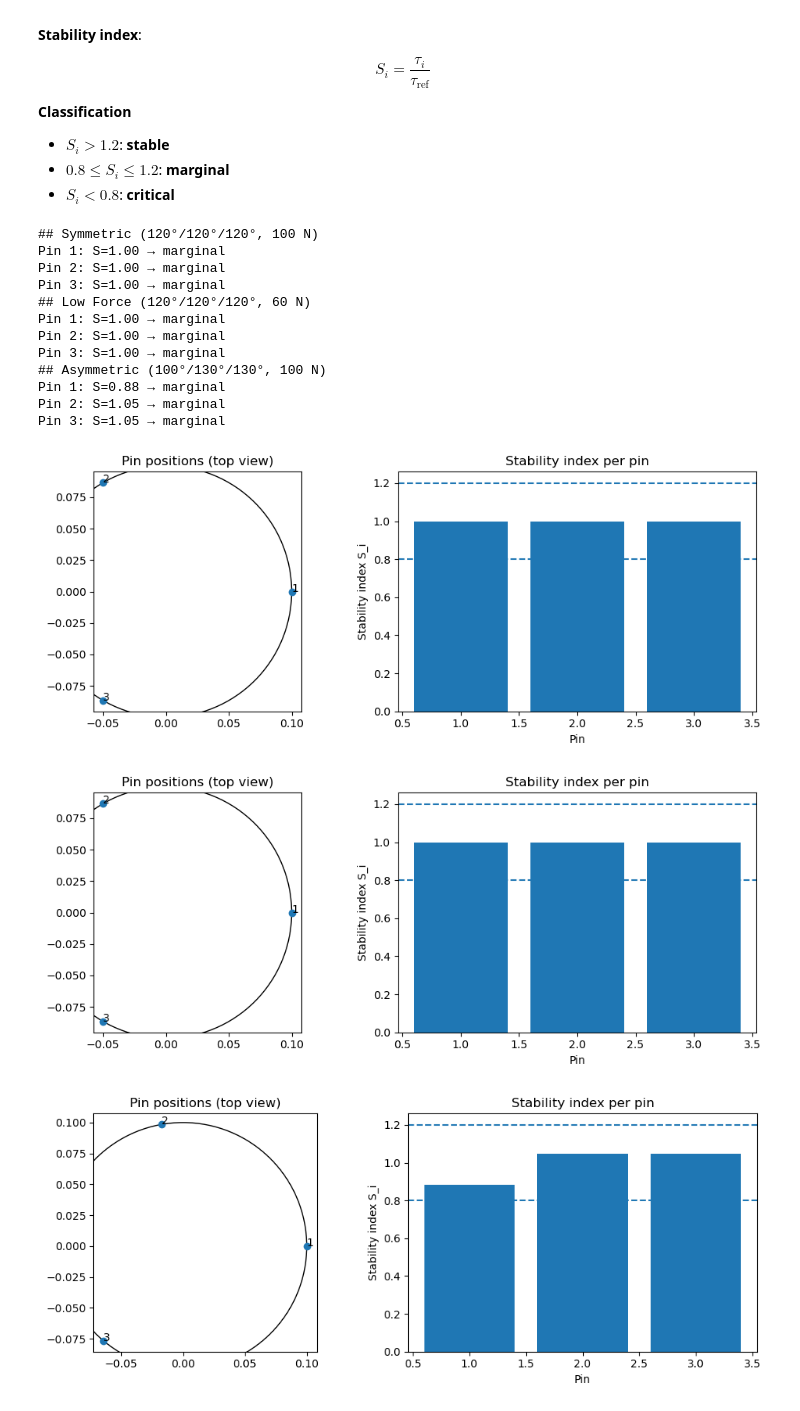
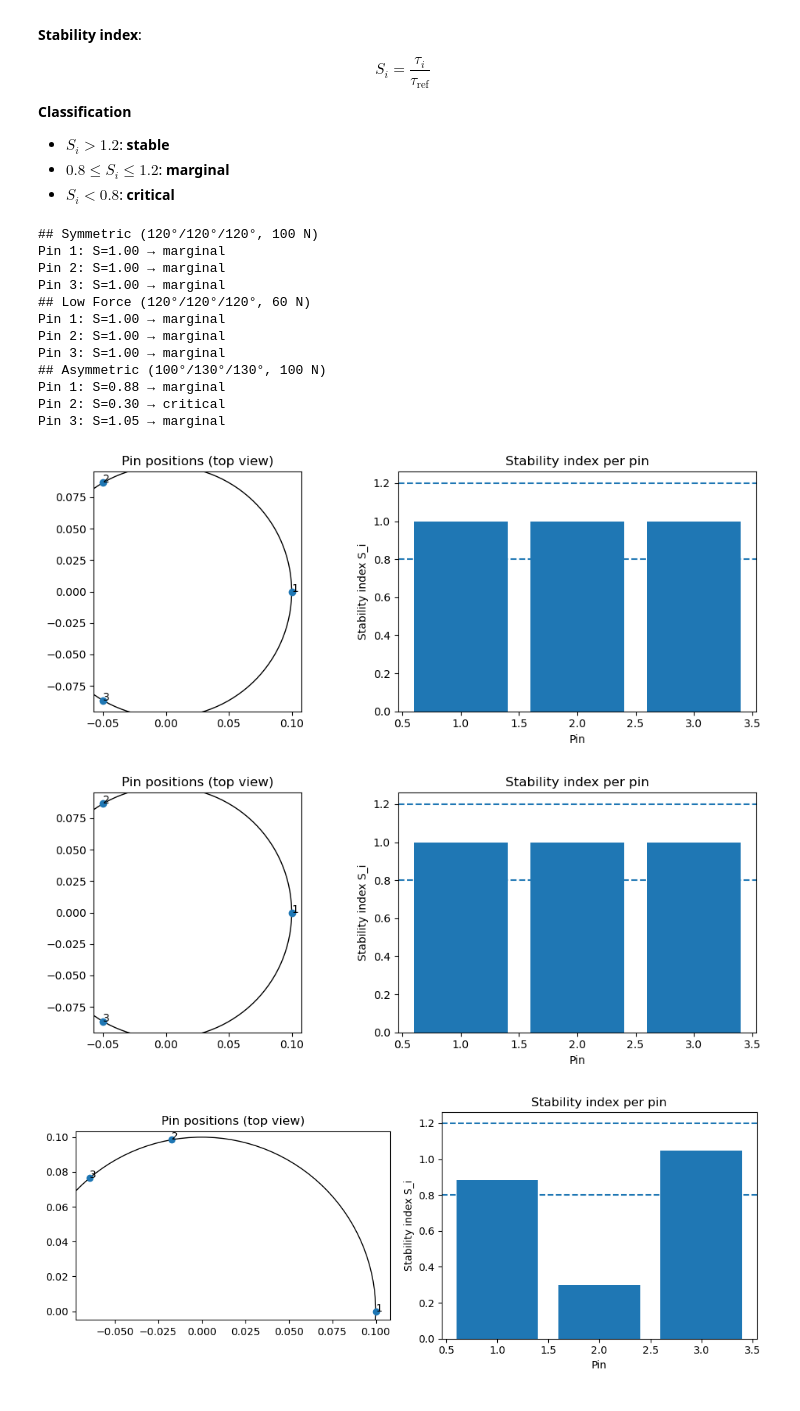
Before and after one commit to HamedShabani/DiSC, a Jupyter notebook: DiSC_stability_notebook.ipynb, the cells around one changed output. Cells and saved outputs as stored; diff of their text form; code cells hidden in the pictures.

```diff
--- a/DiSC_stability_notebook.ipynb
+++ b/DiSC_stability_notebook.ipynb
@@ -116,32 +116,32 @@ def visualize_stability(R, thetas_deg, S, thresholds=(0.8, 1.2)):
 # %%
 R = 0.1  # 100 mm
 mu = 0.3
 cases = {
     'Symmetric (120°/120°/120°, 100 N)': ([120, 120, 120], [100, 100, 100]),
     'Low Force (120°/120°/120°, 60 N)': ([120, 120, 120], [60, 60, 60]),
-    'Asymmetric (100°/130°/130°, 100 N)': ([100, 130, 130], [100, 100, 100]),
+    'Asymmetric (100°/130°/130°, 100 N)': ([100, 30, 130], [100, 100, 100]),
 }
 for name, (thetas, forces) in cases.items():
     print(f"## {name}")
     R_est, th, r = geometry_from_markers([0, 0, 0], [[R, 0, 0], [0, R, 0], [-R, 0, 0]])
     torques, S = compute_stability_index(R_est, mu, forces, thetas)
     labels = classify_stability(S)
     for i, (s, lab) in enumerate(zip(S, labels), start=1):
         print(f"Pin {i}: S={s:.2f} → {lab}")
     visualize_stability(R_est, thetas, S)
 # %% [output]
 ## Symmetric (120°/120°/120°, 100 N)
 Pin 1: S=1.00 → marginal
 Pin 2: S=1.00 → marginal
 Pin 3: S=1.00 → marginal
 ## Low Force (120°/120°/120°, 60 N)
 Pin 1: S=1.00 → marginal
 Pin 2: S=1.00 → marginal
 Pin 3: S=1.00 → marginal
 ## Asymmetric (100°/130°/130°, 100 N)
 Pin 1: S=0.88 → marginal
-Pin 2: S=1.05 → marginal
+Pin 2: S=0.30 → critical
 Pin 3: S=1.05 → marginal
 [figure]
 [figure]
-[figure, old version]
+[figure, new version]
```
Also changed, not shown: parts of 1 cell of this notebook, 3 other files.
